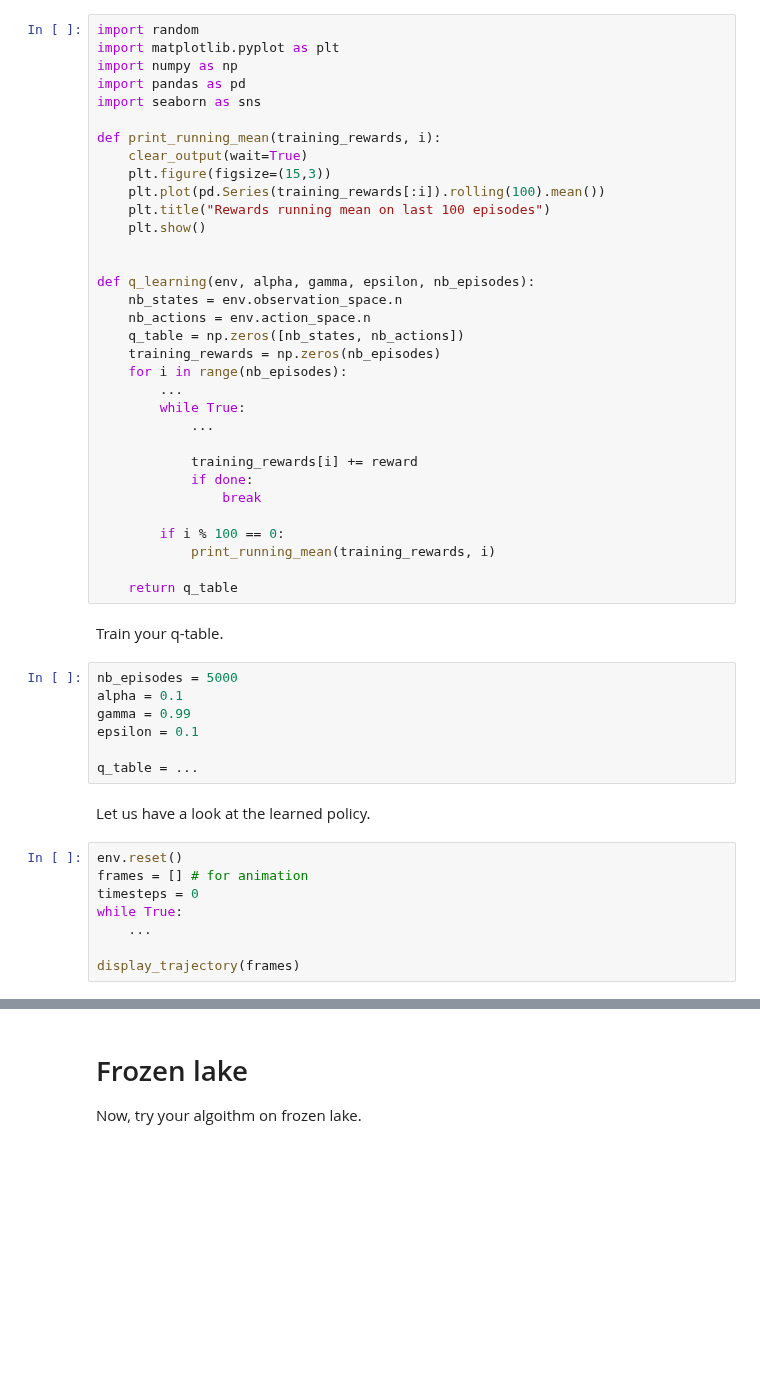
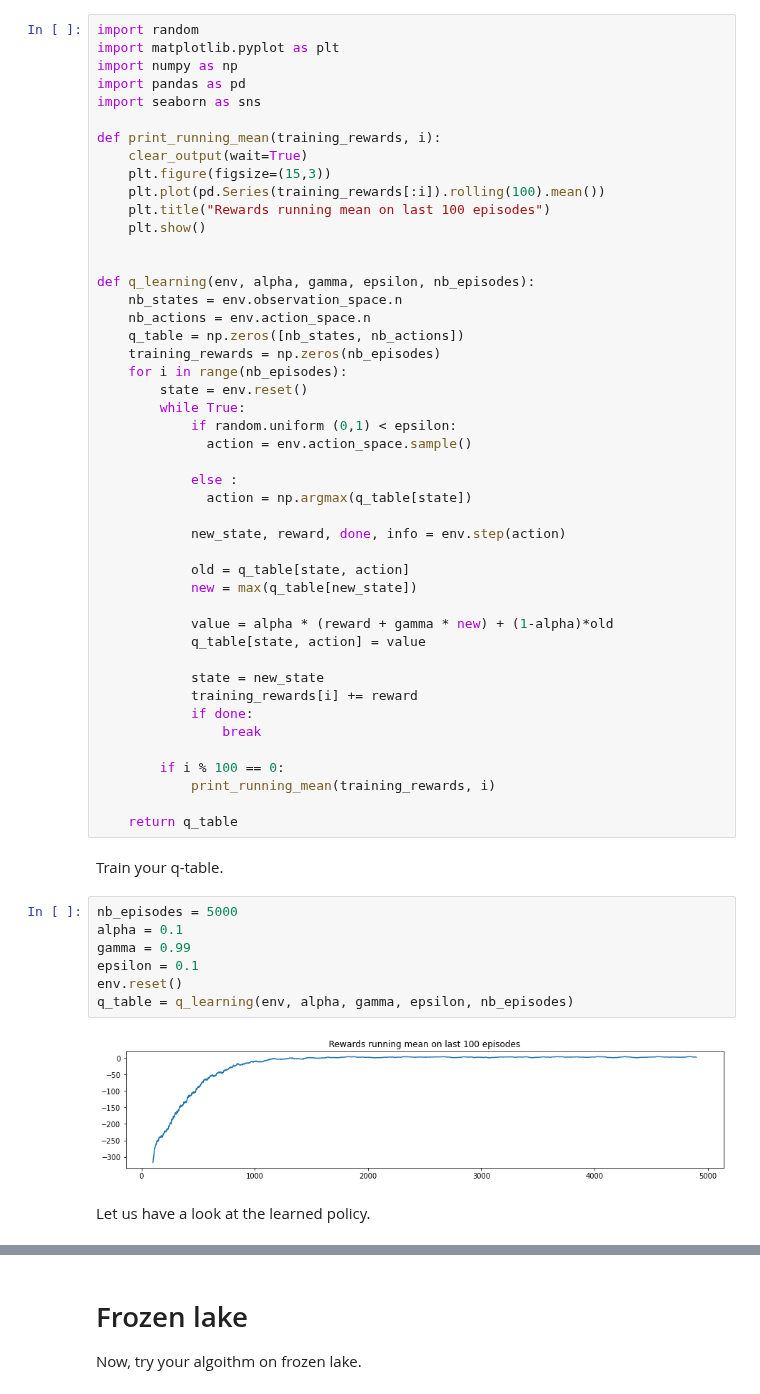
Before and after one commit to F1avie/ModIA_TP1, a Jupyter notebook: code/reinforcement_learning/Taxi.ipynb, the cells around one changed output, grey strips where cells are left out. Drawn from its saved outputs; the diff is of its cells as text; blank space fills up the shorter version.

```diff
--- a/code/reinforcement_learning/Taxi.ipynb
+++ b/code/reinforcement_learning/Taxi.ipynb
@@ -167,10 +167,23 @@ def q_learning(env, alpha, gamma, epsilon, nb_episodes):
     q_table = np.zeros([nb_states, nb_actions])
     training_rewards = np.zeros(nb_episodes)
     for i in range(nb_episodes):
-        ...
+        state = env.reset()
         while True:
-            ...
+            if random.uniform (0,1) < epsilon:
+              action = env.action_space.sample()
 
+            else :
+              action = np.argmax(q_table[state])
+
+            new_state, reward, done, info = env.step(action)
+
+            old = q_table[state, action]
+            new = max(q_table[new_state])
+
+            value = alpha * (reward + gamma * new) + (1-alpha)*old
+            q_table[state, action] = value
+
+            state = new_state
             training_rewards[i] += reward
             if done:
                 break
@@ -184,17 +197,11 @@ Train your q-table.
 # %%
 nb_episodes = 5000
 alpha = 0.1
 gamma = 0.99
 epsilon = 0.1
-
-q_table = ...
+env.reset()
+q_table = q_learning(env, alpha, gamma, epsilon, nb_episodes)
+# %% [output]
+[figure, added]
 # %% [markdown]
 Let us have a look at the learned policy.
-# %%
-env.reset()
-frames = [] # for animation
-timesteps = 0
-while True:
-    ...
-
-display_trajectory(frames)
```
Also changed, not shown: parts of 9 cells of this notebook.
